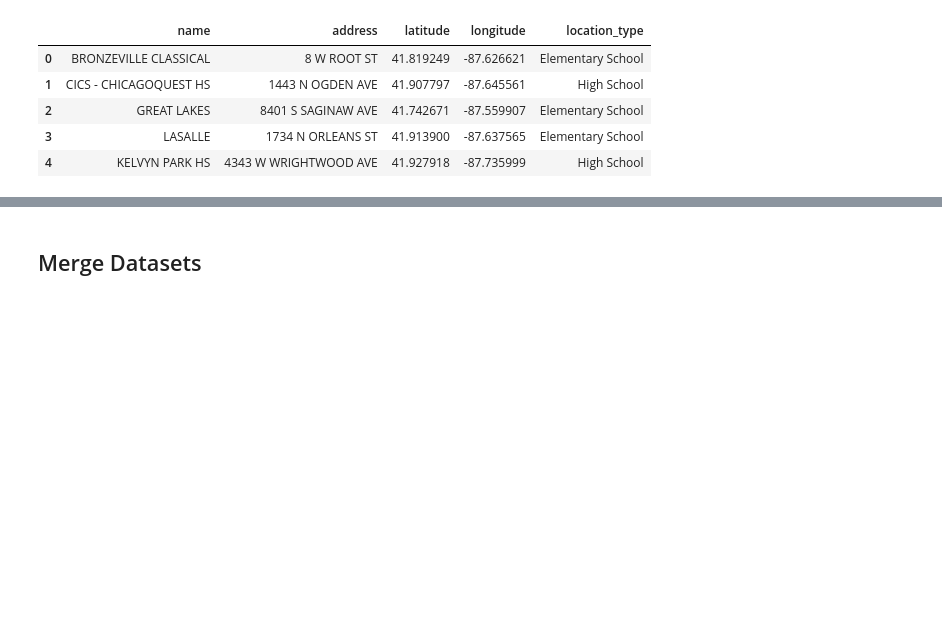
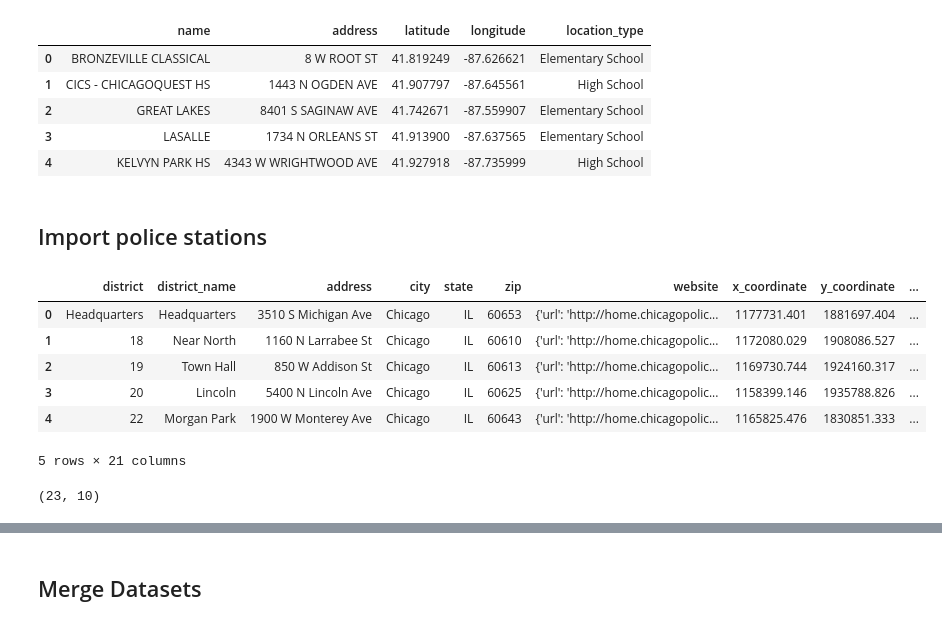
Before and after one commit to deg75kd/Ward49, a Jupyter notebook: Ward49_import.ipynb, the cells around one changed output, grey strips where cells are left out. Cells and saved outputs as stored; diff of their text form; code cells hidden in the pictures; blank space fills up the shorter version.

```diff
--- a/Ward49_import.ipynb
+++ b/Ward49_import.ipynb
@@ -377,3 +379,22 @@ schools_df.head()
 | 2 | GREAT LAKES | 8401 S SAGINAW AVE | 41.742671 | -87.559907 | Elementary School |
 | 3 | LASALLE | 1734 N ORLEANS ST | 41.913900 | -87.637565 | Elementary School |
 | 4 | KELVYN PARK HS | 4343 W WRIGHTWOOD AVE | 41.927918 | -87.735999 | High School |
+# %% [markdown]
+## Import police stations
+# %%
+#https://data.cityofchicago.org/resource/z8bn-74gv.json
+results = client.get("z8bn-74gv", limit=2000)
+police_df = pd.DataFrame.from_records(results)
+police_df.head()
+# %% [output]
+|  | district | district_name | address | city | state | zip | website | x_coordinate | y_coordinate | ... |
+| 0 | Headquarters | Headquarters | 3510 S Michigan Ave | Chicago | IL | 60653 | {'url': 'http://home.chicagopolic... | 1177731.401 | 1881697.404 | ... |
+| 1 | 18 | Near North | 1160 N Larrabee St | Chicago | IL | 60610 | {'url': 'http://home.chicagopolic... | 1172080.029 | 1908086.527 | ... |
+| 2 | 19 | Town Hall | 850 W Addison St | Chicago | IL | 60613 | {'url': 'http://home.chicagopolic... | 1169730.744 | 1924160.317 | ... |
+| 3 | 20 | Lincoln | 5400 N Lincoln Ave | Chicago | IL | 60625 | {'url': 'http://home.chicagopolic... | 1158399.146 | 1935788.826 | ... |
+| 4 | 22 | Morgan Park | 1900 W Monterey Ave | Chicago | IL | 60643 | {'url': 'http://home.chicagopolic... | 1165825.476 | 1830851.333 | ... |
+5 rows × 21 columns
+# %%
+police_df.shape
+# %% [output]
+(23, 10)
```
Also changed, not shown: parts of 15 cells of this notebook, 1 other file.
